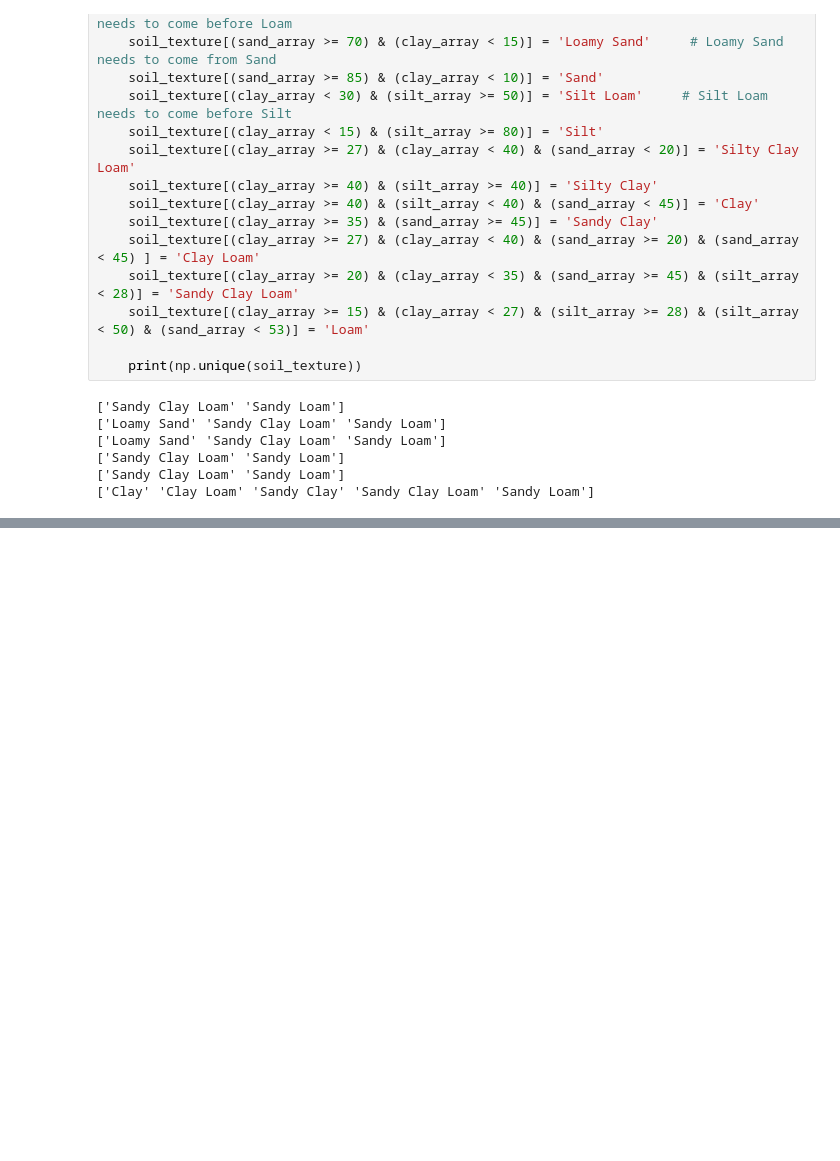
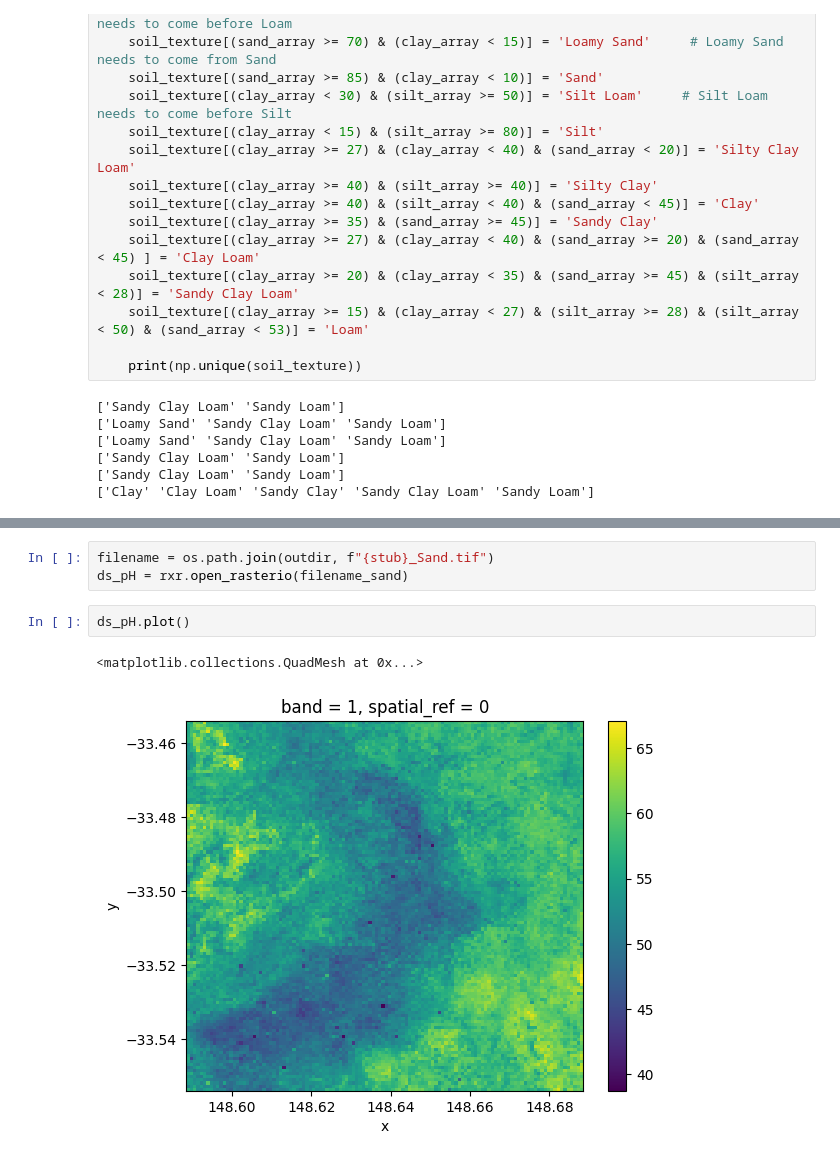
Before and after one commit to johnburley3000/PaddockTS, a Jupyter notebook: DAESIM_preprocess/everything_visualise.ipynb, the cells around one changed output, grey strips where cells are left out. Saved outputs shown, nothing was run; the diff lists cells and outputs as text; blank space fills up the shorter version.

```diff
--- a/DAESIM_preprocess/everything_visualise.ipynb
+++ b/DAESIM_preprocess/everything_visualise.ipynb
@@ -375,3 +259,11 @@ colour_dict = {
 plot_categorical(soil_texture, colour_dict)
 # %% [output]
 [figure]
+# %%
+filename = os.path.join(outdir, f"{stub}_Sand.tif")
+ds_pH = rxr.open_rasterio(filename_sand)
+# %%
+ds_pH.plot()
+# %% [output]
+<matplotlib.collections.QuadMesh at 0x...>
+[figure, added]
```
Also changed, not shown: parts of 19 cells of this notebook, 4 other files.
